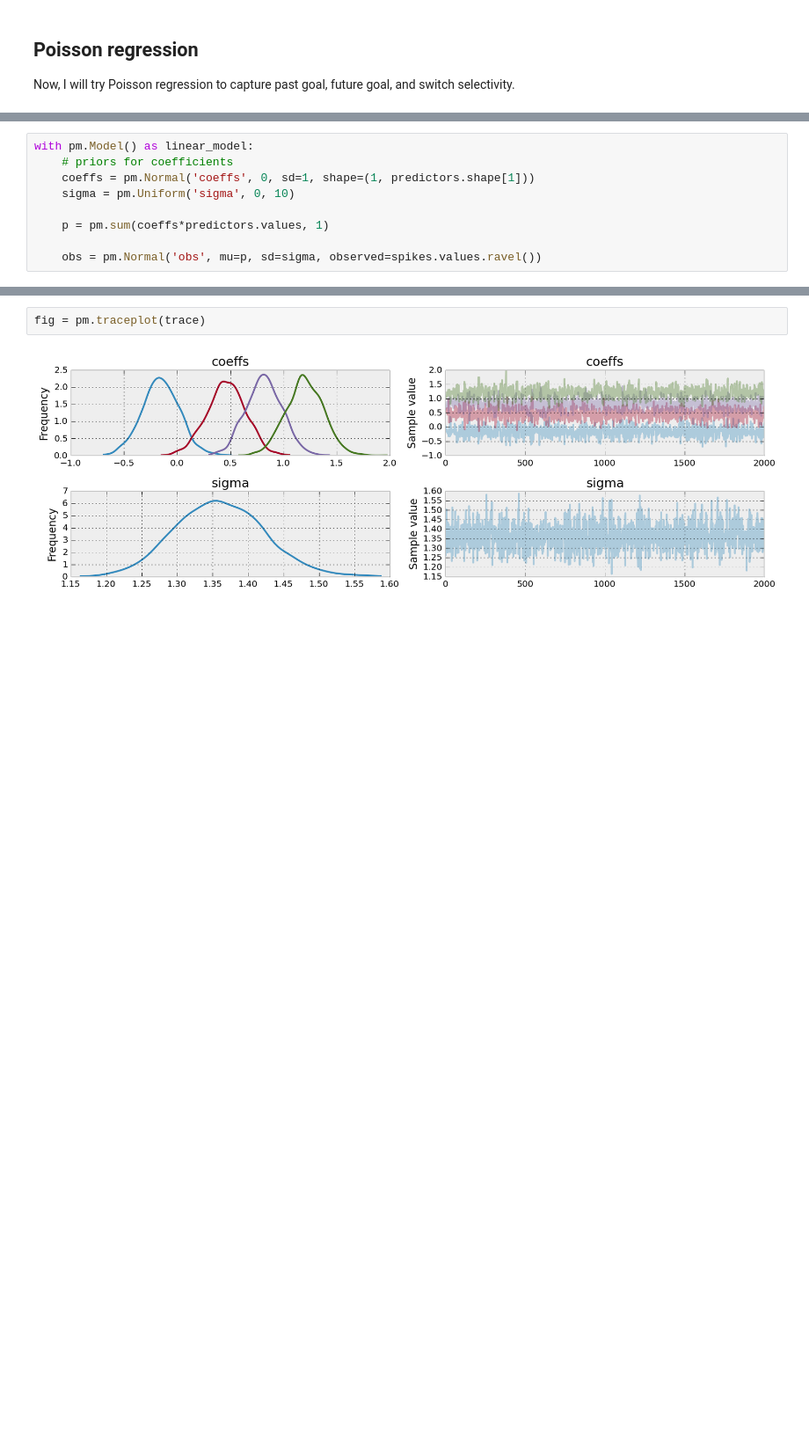
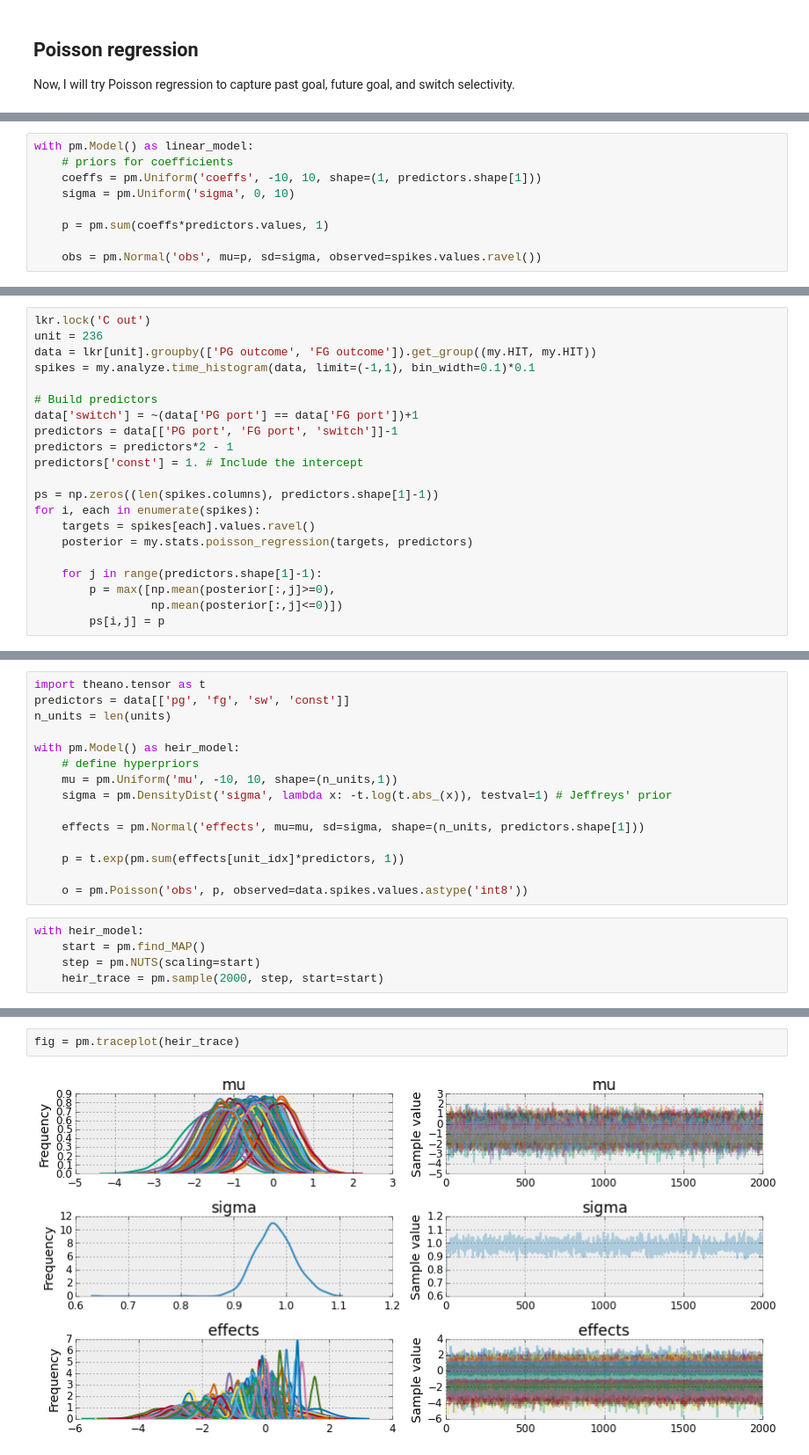
Before and after one commit to mcleonard/wm_paper, a Jupyter notebook: Goal selectivity.ipynb, the cells around one changed output, grey strips where cells are left out. Shown: that part at 88% size. Drawn from its saved outputs; the diff is of its cells as text; blank space fills up the shorter version.

Commit message:
More work on Poisson regression and a heirarchical model.

```diff
--- a/Goal selectivity.ipynb
+++ b/Goal selectivity.ipynb
@@ -282,7 +159,7 @@ We can compare the Poisson regression model to a linear (Normal) regression mode
 # %%
 with pm.Model() as linear_model:
     # priors for coefficients
-    coeffs = pm.Normal('coeffs', 0, sd=1, shape=(1, predictors.shape[1]))
+    coeffs = pm.Uniform('coeffs', -10, 10, shape=(1, predictors.shape[1]))
     sigma = pm.Uniform('sigma', 0, 10)
 
     p = pm.sum(coeffs*predictors.values, 1)
@@ -297,0 +193,21 @@ with linear_model:
+# %%
+lkr.lock('C out')
+unit = 236
+data = lkr[unit].groupby(['PG outcome', 'FG outcome']).get_group((my.HIT, my.HIT))
+spikes = my.analyze.time_histogram(data, limit=(-1,1), bin_width=0.1)*0.1
+
+# Build predictors
+data['switch'] = ~(data['PG port'] == data['FG port'])+1
+predictors = data[['PG port', 'FG port', 'switch']]-1
+predictors = predictors*2 - 1
+predictors['const'] = 1. # Include the intercept
+
+ps = np.zeros((len(spikes.columns), predictors.shape[1]-1))
+for i, each in enumerate(spikes):
+    targets = spikes[each].values.ravel()
+    posterior = my.stats.poisson_regression(targets, predictors)
+
+    for j in range(predictors.shape[1]-1):
+        p = max([np.mean(posterior[:,j]>=0),
+                 np.mean(posterior[:,j]<=0)])
+        ps[i,j] = p
@@ -297,0 +275,20 @@ with linear_model:
+# %%
+import theano.tensor as t
+predictors = data[['pg', 'fg', 'sw', 'const']]
+n_units = len(units)
+
+with pm.Model() as heir_model:
+    # define hyperpriors
+    mu = pm.Uniform('mu', -10, 10, shape=(n_units,1))
+    sigma = pm.DensityDist('sigma', lambda x: -t.log(t.abs_(x)), testval=1) # Jeffreys' prior
+
+    effects = pm.Normal('effects', mu=mu, sd=sigma, shape=(n_units, predictors.shape[1]))
+
+    p = t.exp(pm.sum(effects[unit_idx]*predictors, 1))
+
+    o = pm.Poisson('obs', p, observed=data.spikes.values.astype('int8'))
+# %%
+with heir_model:
+    start = pm.find_MAP()
+    step = pm.NUTS(scaling=start)
+    heir_trace = pm.sample(2000, step, start=start)
@@ -298,4 +300,4 @@ with linear_model:
 # %%
-fig = pm.traceplot(trace)
+fig = pm.traceplot(heir_trace)
 # %% [output]
-[figure, old version]
+[figure, new version]
```
Also changed, not shown: parts of 66 cells of this notebook.
